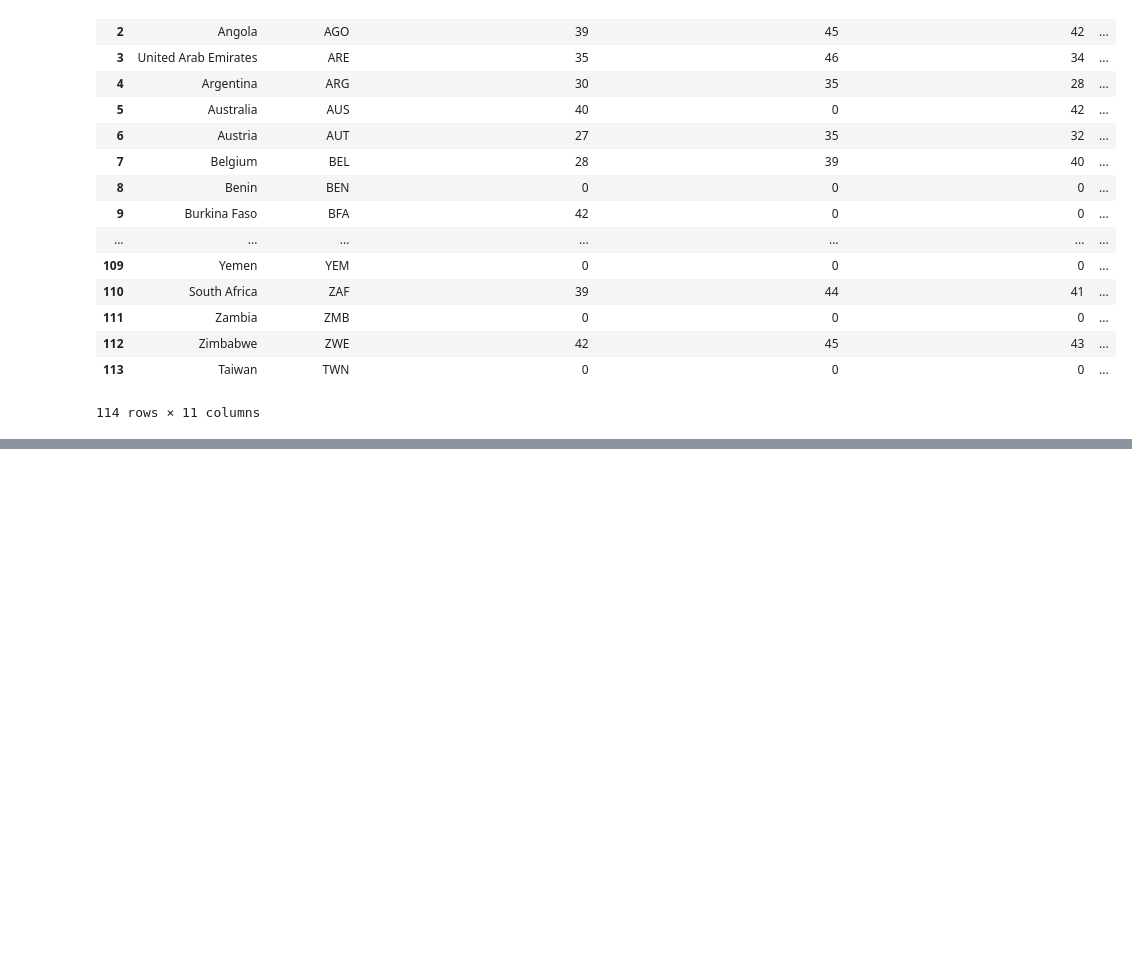
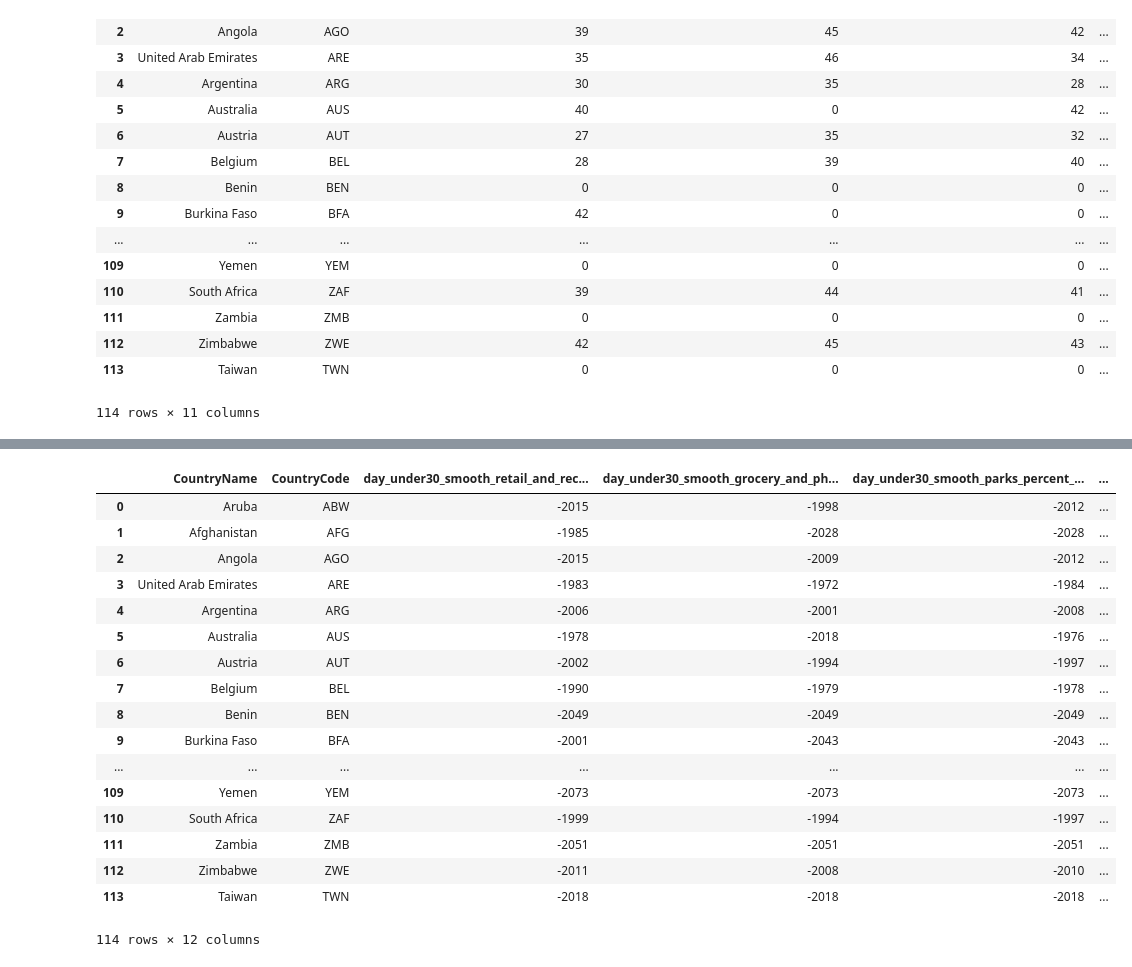
Before and after one commit to thomasundo2/covid-policy-analysis, a Jupyter notebook: nm_analysis/Untitled.ipynb, the cells around one changed output, grey strips where cells are left out. Drawn from its saved outputs; the diff is of its cells as text; code cells hidden in the pictures; blank space fills up the shorter version.

```diff
--- a/nm_analysis/Untitled.ipynb
+++ b/nm_analysis/Untitled.ipynb
@@ -592,3 +592,23 @@ new_df
 114 rows × 11 columns
 # %%
 new_df.to_csv('decrease_by_30.csv')
+# %%
+cols = [
+    'day_under30_smooth_retail_and_recreation_percent_change_from_baseline',
+    'day_under30_smooth_grocery_and_pharmacy_percent_change_from_baseline',
+    'day_under30_smooth_parks_percent_change_from_baseline',
+    'day_under30_smooth_transit_stations_percent_change_from_baseline',
+    'day_under30_smooth_workplaces_percent_change_from_baseline',
+    'day_under30_smooth_residential_percent_change_from_baseline',
+    'First_Inc_GovernmentResponseIndexForDisplay',
+    'First_Inc_ContainmentHealthIndexForDisplay',
+    'First_Inc_EconomicSupportIndexForDisplay'
+]
+
+first_case_day_list = []
+for cc in master_df['CountryCode'].unique():
+    first_case_idx = (master_df['ConfirmedCases'][master_df['CountryCode'] ==cc] > 0).idxmax()
+    first_case_day = master_df['Day'].iloc[first_case_idx]
+    first_case_day_list.append(first_case_day)
+new_df['First_Case_Day'] = first_case_day_list
+new_df
@@ -594,0 +639,24 @@ new_df.to_csv('decrease_by_30.csv')
+# %%
+adjusted_day = new_df
+for col in cols:
+    adjusted_day[col] = adjusted_day[col] - new_df['First_Case_Day']
+adjusted_day
+# %% [output]
+|  | CountryName | CountryCode | day_under30_smooth_retail_and_rec... | day_under30_smooth_grocery_and_ph... | day_under30_smooth_parks_percent_... | ... |
+| 0 | Aruba | ABW | -2015 | -1998 | -2012 | ... |
+| 1 | Afghanistan | AFG | -1985 | -2028 | -2028 | ... |
+| 2 | Angola | AGO | -2015 | -2009 | -2012 | ... |
+| 3 | United Arab Emirates | ARE | -1983 | -1972 | -1984 | ... |
+| 4 | Argentina | ARG | -2006 | -2001 | -2008 | ... |
+| 5 | Australia | AUS | -1978 | -2018 | -1976 | ... |
+| 6 | Austria | AUT | -2002 | -1994 | -1997 | ... |
+| 7 | Belgium | BEL | -1990 | -1979 | -1978 | ... |
+| 8 | Benin | BEN | -2049 | -2049 | -2049 | ... |
+| 9 | Burkina Faso | BFA | -2001 | -2043 | -2043 | ... |
+| ... | ... | ... | ... | ... | ... | ... |
+| 109 | Yemen | YEM | -2073 | -2073 | -2073 | ... |
+| 110 | South Africa | ZAF | -1999 | -1994 | -1997 | ... |
+| 111 | Zambia | ZMB | -2051 | -2051 | -2051 | ... |
+| 112 | Zimbabwe | ZWE | -2011 | -2008 | -2010 | ... |
+| 113 | Taiwan | TWN | -2018 | -2018 | -2018 | ... |
+114 rows × 12 columns
```
Also changed, not shown: parts of 2 cells of this notebook, 1 other file.
